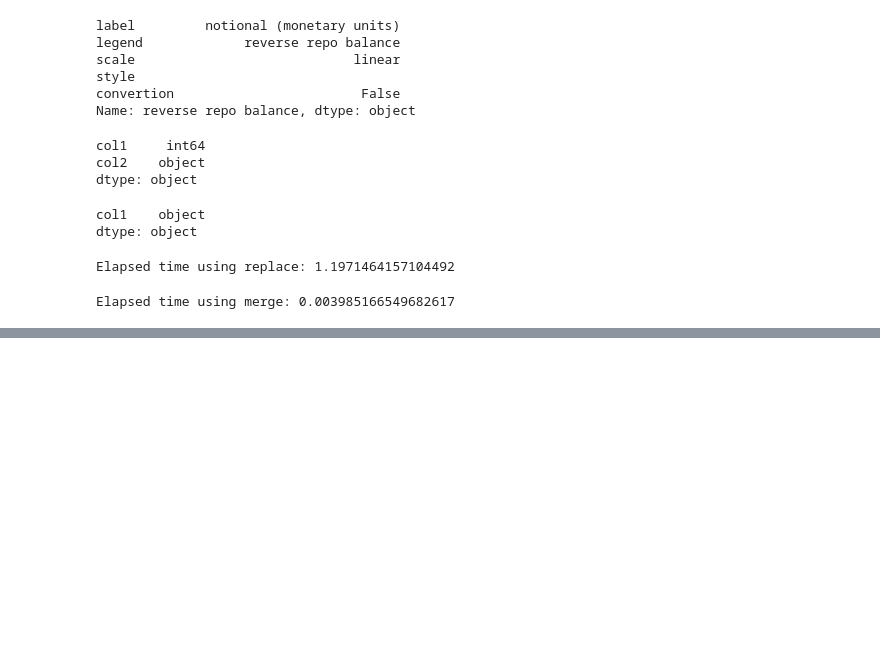
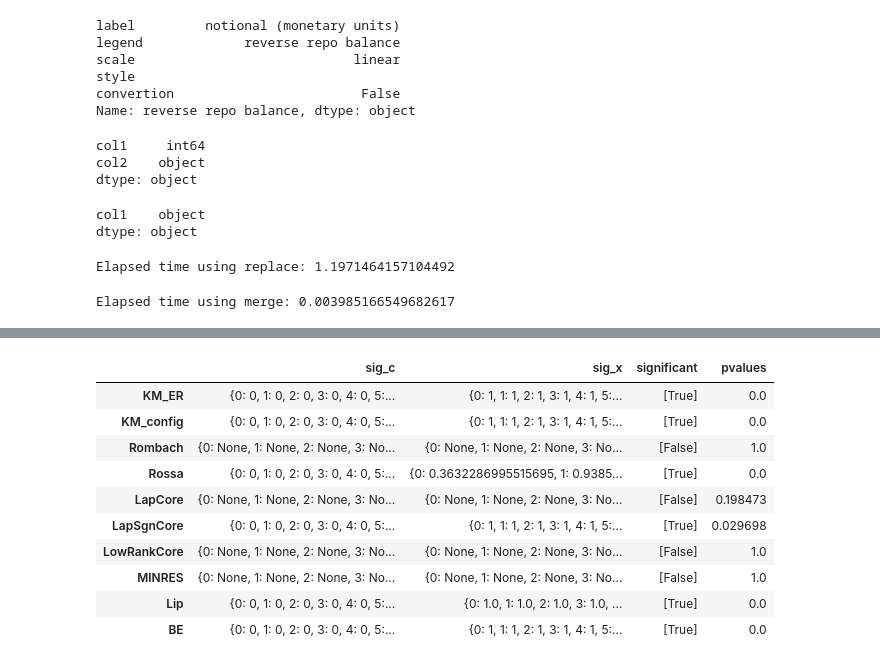
Before and after one commit to Victor-Le-Coz/secured_interbank_network_public, a Jupyter notebook: tools.ipynb, the cells around one changed output, grey strips where cells are left out. Cells and saved outputs as stored; diff of their text form; code cells hidden in the pictures; blank space fills up the shorter version.

```diff
--- a/tools.ipynb
+++ b/tools.ipynb
@@ -1011,0 +1036,51 @@ Elapsed time using merge: 0.003985166549682617
+# %%
+import networkx as nx
+import numpy as np
+import emp_metrics as em
+import parameters as par
+import pandas as pd
+
+arr_adj_matrix = np.array([
+                    [1,1,1,1,0,0,0,0],
+                  [1,1,1,0,1,0,0,0],
+                  [1,1,1,0,0,1,1,1],
+                  [1,0,0,0,0,0,0,0],
+                  [0,1,0,0,0,0,0,0],
+                  [0,0,1,0,0,0,0,0],
+                  [1,0,0,0,0,0,0,0],
+                  [0,1,0,0,0,0,0,0],])
+
+cp_adj_test = pd.read_csv("./cp_adj_test2.csv", index_col=0)
+arr_adj_matrix = np.array(cp_adj_test)
+
+# build nx object
+
+df_cpnet_testing = pd.DataFrame(index=par.cp_algos, columns=["sig_c", "sig_x", "significant", "pvalues"])
+
+for algo in par.cp_algos:
+    bank_network = nx.from_numpy_array(
+        arr_adj_matrix,
+        parallel_edges=False,
+        create_using=nx.DiGraph,
+    )
+
+    # run cpnet test
+    sig_c, sig_x, significant, pvalues = em.step_cpnet(
+        bank_network, algo=algo
+    )
+
+    df_cpnet_testing.loc[algo] = [sig_c, sig_x, significant, pvalues[0]]
+# %%
+df_cpnet_testing
+# %% [output]
+|  | sig_c | sig_x | significant | pvalues |
+| KM_ER | {0: 0, 1: 0, 2: 0, 3: 0, 4: 0, 5:... | {0: 1, 1: 1, 2: 1, 3: 1, 4: 1, 5:... | [True] | 0.0 |
+| KM_config | {0: 0, 1: 0, 2: 0, 3: 0, 4: 0, 5:... | {0: 1, 1: 1, 2: 1, 3: 1, 4: 1, 5:... | [True] | 0.0 |
+| Rombach | {0: None, 1: None, 2: None, 3: No... | {0: None, 1: None, 2: None, 3: No... | [False] | 1.0 |
+| Rossa | {0: 0, 1: 0, 2: 0, 3: 0, 4: 0, 5:... | {0: 0.3632286995515695, 1: 0.9385... | [True] | 0.0 |
+| LapCore | {0: None, 1: None, 2: None, 3: No... | {0: None, 1: None, 2: None, 3: No... | [False] | 0.198473 |
+| LapSgnCore | {0: 0, 1: 0, 2: 0, 3: 0, 4: 0, 5:... | {0: 1, 1: 1, 2: 1, 3: 1, 4: 1, 5:... | [True] | 0.029698 |
+| LowRankCore | {0: None, 1: None, 2: None, 3: No... | {0: None, 1: None, 2: None, 3: No... | [False] | 1.0 |
+| MINRES | {0: None, 1: None, 2: None, 3: No... | {0: None, 1: None, 2: None, 3: No... | [False] | 1.0 |
+| Lip | {0: 0, 1: 0, 2: 0, 3: 0, 4: 0, 5:... | {0: 1.0, 1: 1.0, 2: 1.0, 3: 1.0, ... | [True] | 0.0 |
+| BE | {0: 0, 1: 0, 2: 0, 3: 0, 4: 0, 5:... | {0: 1, 1: 1, 2: 1, 3: 1, 4: 1, 5:... | [True] | 0.0 |
```
Also changed, not shown: parts of 5 cells of this notebook, 2 other files.
